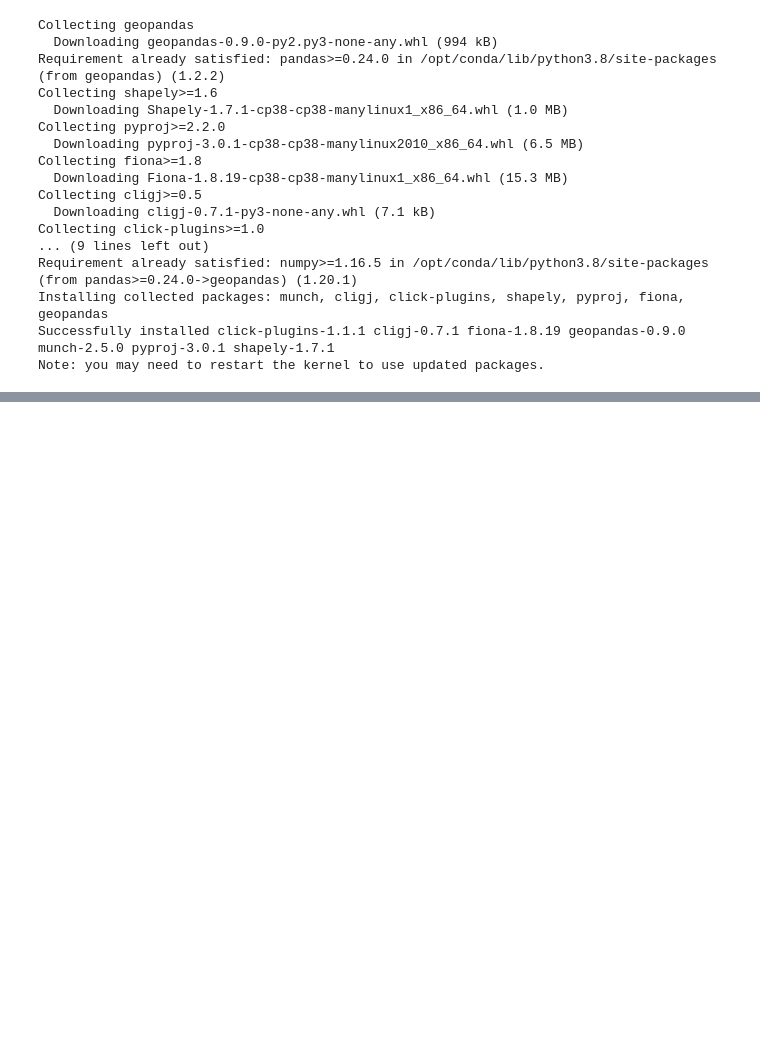
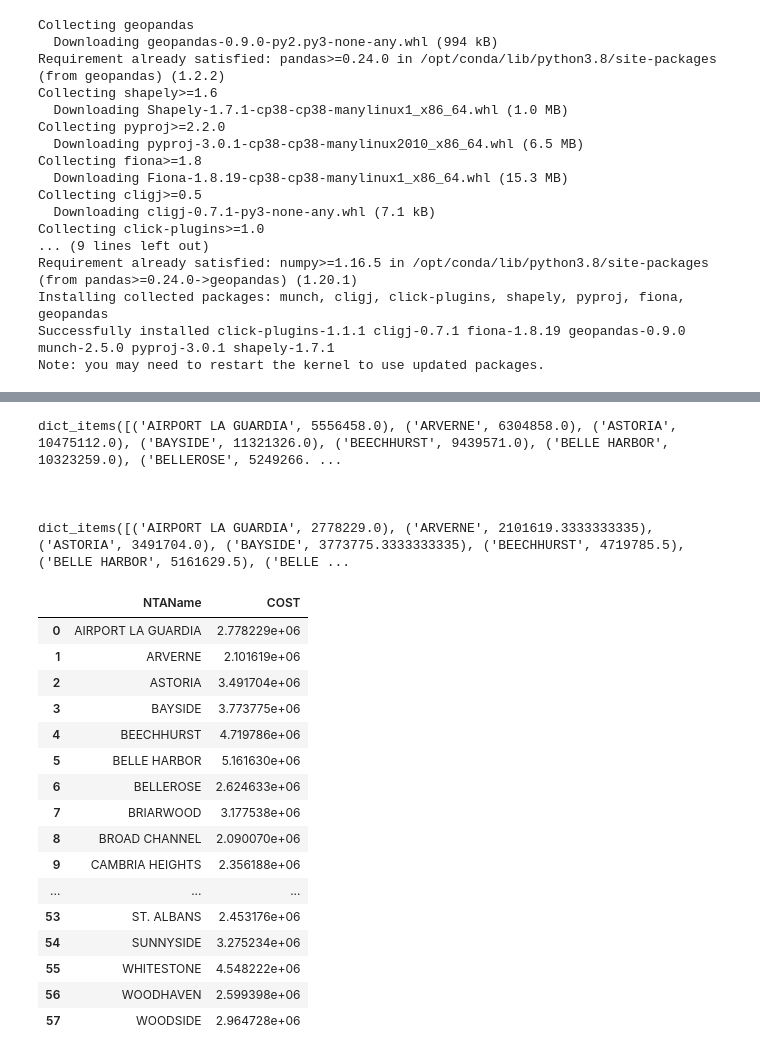
Before and after one commit to annad1998/320final, a Jupyter notebook: Property Analysis of Queens 2005-2009.ipynb, the cells around one changed output, grey strips where cells are left out. Drawn from its saved outputs; the diff is of its cells as text; code cells hidden in the pictures; blank space fills up the shorter version.

Commit message:
starting cost

```diff
--- a/Property Analysis of Queens 2005-2009.ipynb
+++ b/Property Analysis of Queens 2005-2009.ipynb
@@ -113,0 +133,45 @@ nb_map.plot(ax = nb_map, column = 'sales', color = 'grey', label = 'No Data')
+# %%
+# print(p2009['NEIGHBORHOOD'].value_counts())
+
+nb_names = p2009['NEIGHBORHOOD']
+for n in nb_names:
+    instance_dict[n] += 1
+
+print(average_cost_dict.items())
+
+for n in average_cost_dict.keys():
+    average_cost_dict[n] = average_cost_dict[n] / instance_dict[n]
+
+
+print("\n \n")
+print(average_cost_dict.items())
+cost_data = pd.DataFrame(average_cost_dict.items(), columns=['NTAName', 'COST'])
+format_mapping = {"COST": "{:,.2f}"}
+
+cost_data.style.format(format_mapping)
+# df['sex'].value_counts()
+cost_data
+# average_cost_dict.items()
+# %% [output]
+dict_items([('AIRPORT LA GUARDIA', 5556458.0), ('ARVERNE', 6304858.0), ('ASTORIA', 10475112.0), ('BAYSIDE', 11321326.0), ('BEECHHURST', 9439571.0), ('BELLE HARBOR', 10323259.0), ('BELLEROSE', 5249266. ...
+
+
+
+dict_items([('AIRPORT LA GUARDIA', 2778229.0), ('ARVERNE', 2101619.3333333335), ('ASTORIA', 3491704.0), ('BAYSIDE', 3773775.3333333335), ('BEECHHURST', 4719785.5), ('BELLE HARBOR', 5161629.5), ('BELLE ...
+|  | NTAName | COST |
+| 0 | AIRPORT LA GUARDIA | 2.778229e+06 |
+| 1 | ARVERNE | 2.101619e+06 |
+| 2 | ASTORIA | 3.491704e+06 |
+| 3 | BAYSIDE | 3.773775e+06 |
+| 4 | BEECHHURST | 4.719786e+06 |
+| 5 | BELLE HARBOR | 5.161630e+06 |
+| 6 | BELLEROSE | 2.624633e+06 |
+| 7 | BRIARWOOD | 3.177538e+06 |
+| 8 | BROAD CHANNEL | 2.090070e+06 |
+| 9 | CAMBRIA HEIGHTS | 2.356188e+06 |
+| ... | ... | ... |
+| 53 | ST. ALBANS | 2.453176e+06 |
+| 54 | SUNNYSIDE | 3.275234e+06 |
+| 55 | WHITESTONE | 4.548222e+06 |
+| 56 | WOODHAVEN | 2.599398e+06 |
+| 57 | WOODSIDE | 2.964728e+06 |
```
Also changed, not shown: parts of 4 cells of this notebook, 3 other files.
